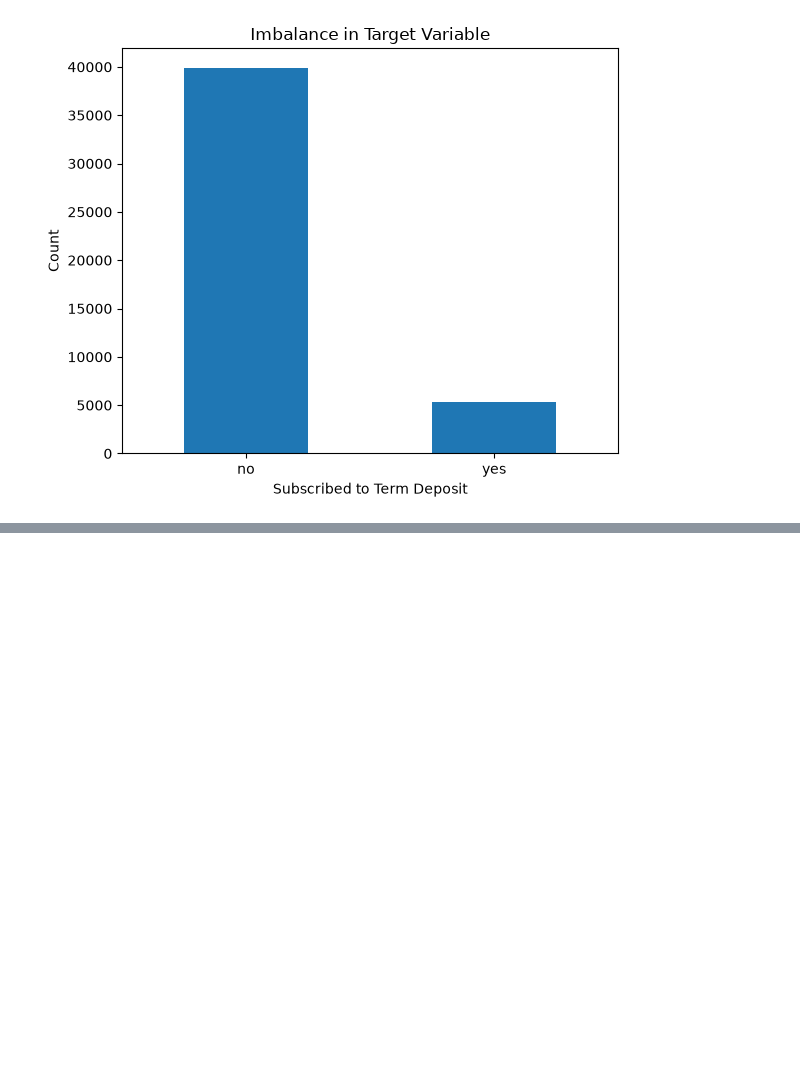
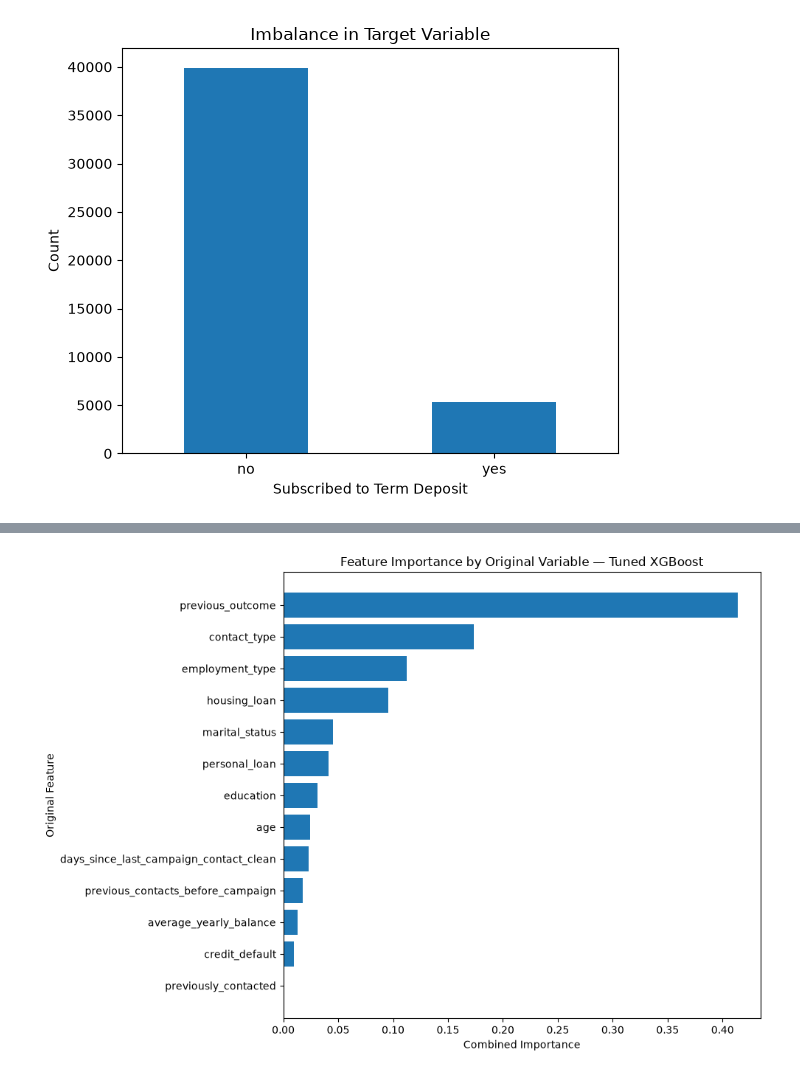
Before and after one commit to AwendyG/Bank-Marketing-Project, a Jupyter notebook: file.ipynb, the cells around one changed output, grey strips where cells are left out. Saved outputs shown, nothing was run; the diff lists cells and outputs as text; code cells hidden in the pictures; blank space fills up the shorter version.

```diff
--- a/file.ipynb
+++ b/file.ipynb
@@ -430,0 +1216,20 @@ plt.show()
+# %%
+top_grouped = grouped_importance.sort_values(
+    "Importance",
+    ascending=True
+)
+
+plt.figure(figsize=(10, 7))
+
+plt.barh(
+    top_grouped["Original_Feature"],
+    top_grouped["Importance"]
+)
+
+plt.title("Feature Importance by Original Variable — Tuned XGBoost")
+plt.xlabel("Combined Importance")
+plt.ylabel("Original Feature")
+plt.tight_layout()
+plt.show()
+# %% [output]
+[figure, added]
```
Also changed, not shown: parts of 52 cells of this notebook.
